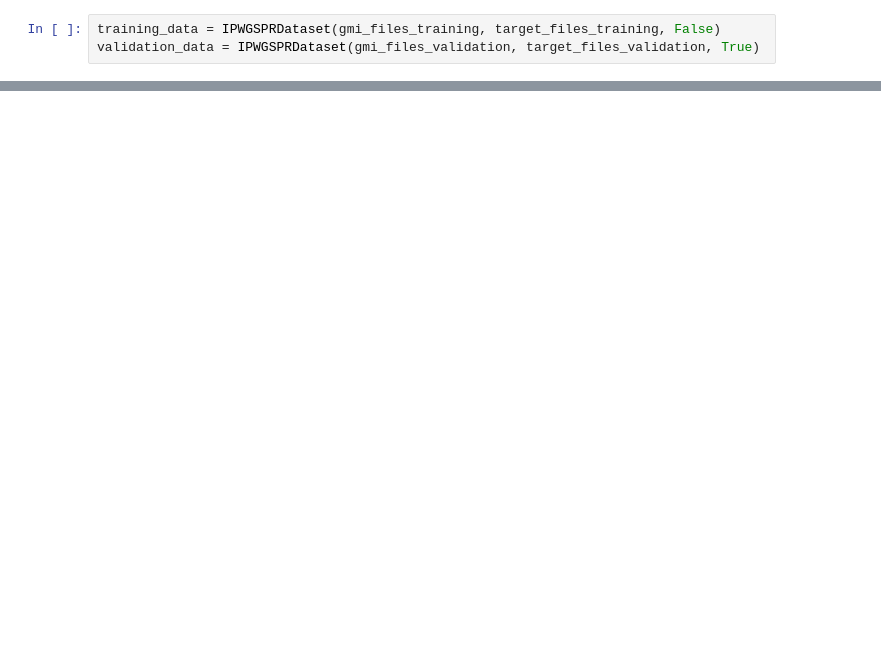
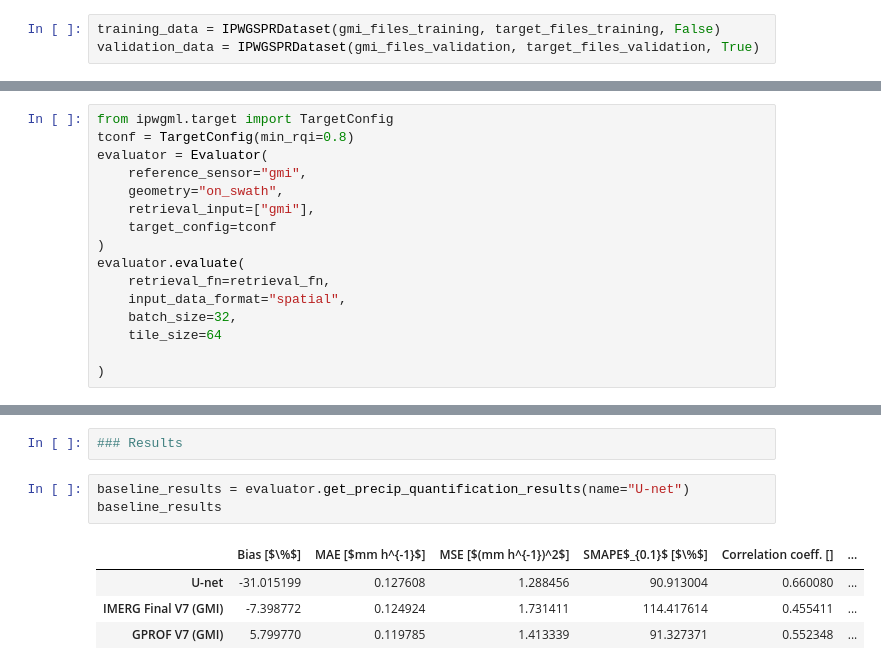
Before and after one commit to simonpf/at652, a Jupyter notebook: notebooks/precipitation_retrieval_unet.ipynb, the cells around one changed output, grey strips where cells are left out. Saved outputs shown, nothing was run; the diff lists cells and outputs as text; blank space fills up the shorter version.

```diff
--- a/notebooks/precipitation_retrieval_unet.ipynb
+++ b/notebooks/precipitation_retrieval_unet.ipynb
@@ -620,0 +511,16 @@ baseline_results
+# %%
+from ipwgml.target import TargetConfig
+tconf = TargetConfig(min_rqi=0.8)
+evaluator = Evaluator(
+    reference_sensor="gmi",
+    geometry="on_swath",
+    retrieval_input=["gmi"],
+    target_config=tconf
+)
+evaluator.evaluate(
+    retrieval_fn=retrieval_fn,
+    input_data_format="spatial",
+    batch_size=32,
+    tile_size=64
+
+)
@@ -620,0 +530,10 @@ baseline_results
+# %%
+### Results
+# %%
+baseline_results = evaluator.get_precip_quantification_results(name="U-net")
+baseline_results
+# %% [output]
+|  | Bias [$\%$] | MAE [$mm h^{-1}$] | MSE [$(mm h^{-1})^2$] | SMAPE$_{0.1}$ [$\%$] | Correlation coeff. [] | ... |
+| U-net | -31.015199 | 0.127608 | 1.288456 | 90.913004 | 0.660080 | ... |
+| IMERG Final V7 (GMI) | -7.398772 | 0.124924 | 1.731411 | 114.417614 | 0.455411 | ... |
+| GPROF V7 (GMI) | 5.799770 | 0.119785 | 1.413339 | 91.327371 | 0.552348 | ... |
```
Also changed, not shown: parts of 60 cells of this notebook.
